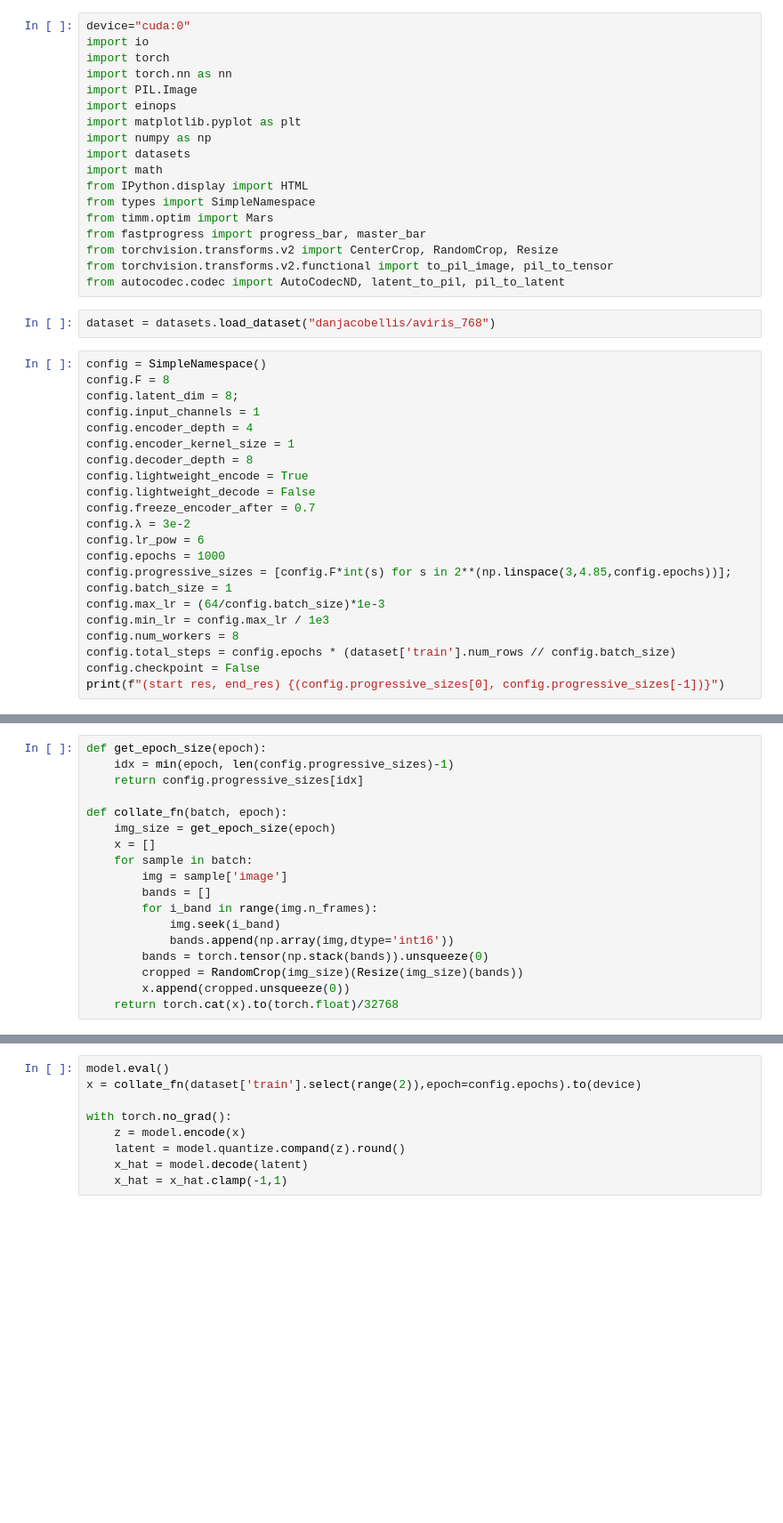
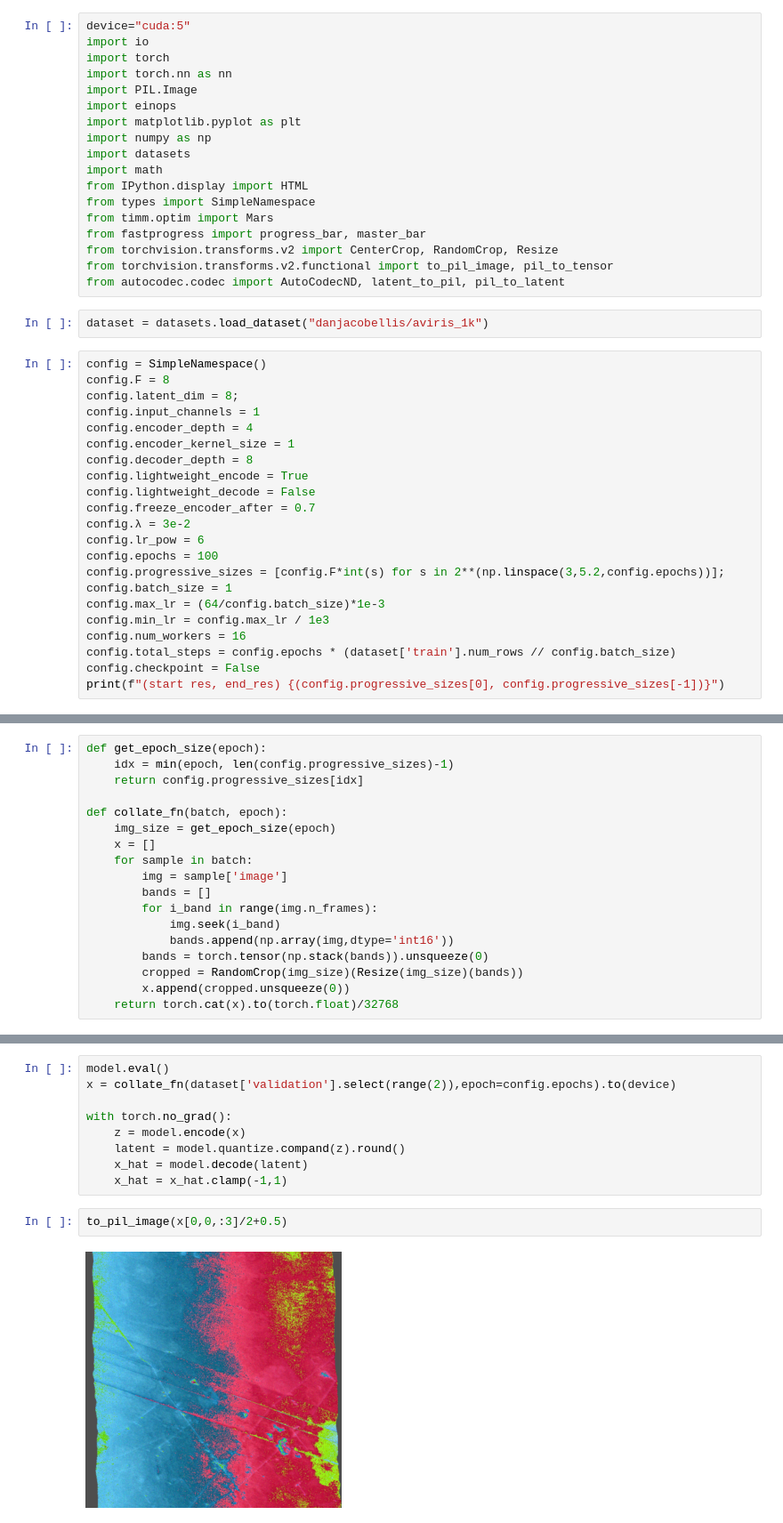
Before and after one commit to danjacobellis/autocodec, a Jupyter notebook: train/aviris_f8c8.ipynb, the cells around one changed output, grey strips where cells are left out. Shown at 89% size. Cells and saved outputs as stored; diff of their text form; blank space fills up the shorter version.

```diff
--- a/train/aviris_f8c8.ipynb
+++ b/train/aviris_f8c8.ipynb
@@ -1,5 +1,5 @@
 # %%
-device="cuda:0"
+device="cuda:5"
 import io
 import torch
 import torch.nn as nn
@@ -17,7 +17,7 @@ from torchvision.transforms.v2 import CenterCrop, RandomCrop, Resize
 from torchvision.transforms.v2.functional import to_pil_image, pil_to_tensor
 from autocodec.codec import AutoCodecND, latent_to_pil, pil_to_latent
 # %%
-dataset = datasets.load_dataset("danjacobellis/aviris_768")
+dataset = datasets.load_dataset("danjacobellis/aviris_1k")
 # %%
 config = SimpleNamespace()
 config.F = 8
@@ -31,12 +31,12 @@ config.lightweight_decode = False
 config.freeze_encoder_after = 0.7
 config.λ = 3e-2
 config.lr_pow = 6
-config.epochs = 1000
-config.progressive_sizes = [config.F*int(s) for s in 2**(np.linspace(3,4.85,config.epochs))];
+config.epochs = 100
+config.progressive_sizes = [config.F*int(s) for s in 2**(np.linspace(3,5.2,config.epochs))];
 config.batch_size = 1
 config.max_lr = (64/config.batch_size)*1e-3
 config.min_lr = config.max_lr / 1e3
-config.num_workers = 8
+config.num_workers = 16
 config.total_steps = config.epochs * (dataset['train'].num_rows // config.batch_size)
 config.checkpoint = False
 print(f"(start res, end_res) {(config.progressive_sizes[0], config.progressive_sizes[-1])}")
@@ -166,9 +169,13 @@ torch.save({
 # %%
 model.eval()
-x = collate_fn(dataset['train'].select(range(2)),epoch=config.epochs).to(device)
+x = collate_fn(dataset['validation'].select(range(2)),epoch=config.epochs).to(device)
 
 with torch.no_grad():
     z = model.encode(x)
     latent = model.quantize.compand(z).round()
     x_hat = model.decode(latent)
     x_hat = x_hat.clamp(-1,1)
+# %%
+to_pil_image(x[0,0,:3]/2+0.5)
+# %% [output]
+[figure, added]
```
Also changed, not shown: parts of 5 cells of this notebook.
